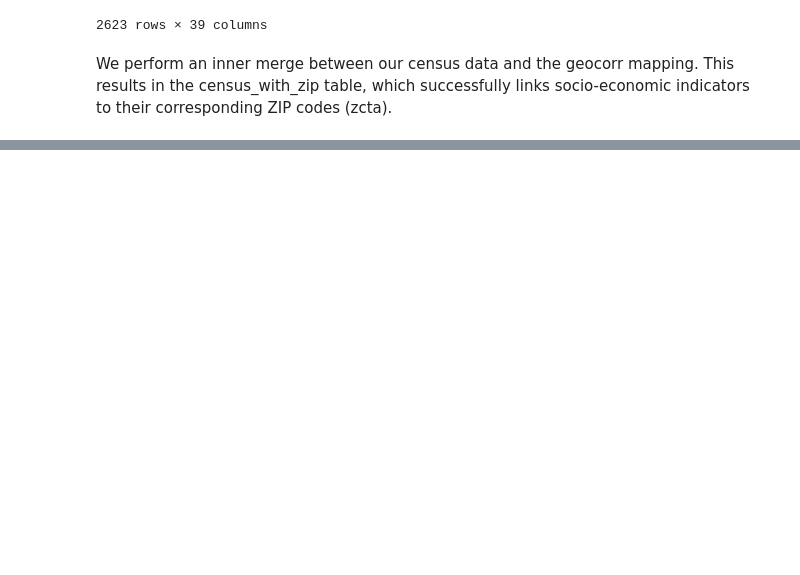
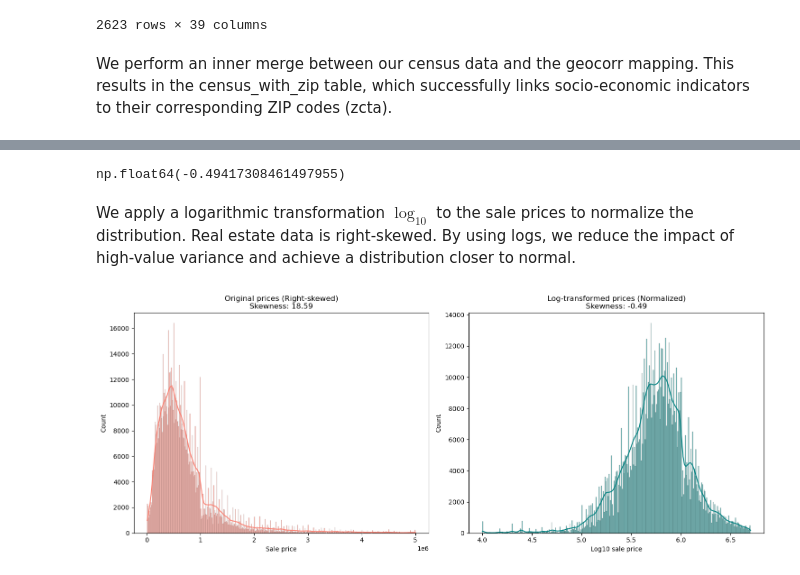
Before and after one commit to radinelageorgieva/Data-Science, a Jupyter notebook: FinalProject.ipynb, the cells around one changed output, grey strips where cells are left out. Drawn from its saved outputs; the diff is of its cells as text; code cells hidden in the pictures; blank space fills up the shorter version.

```diff
--- a/FinalProject.ipynb
+++ b/FinalProject.ipynb
@@ -769,0 +1044,2 @@ We perform an inner merge between our census data and the geocorr mapping. This
+# %%
+clean_dataset = merged_dataset[(merged_dataset['sale_price'] <= 5000000)].copy()
@@ -769,0 +1062,25 @@ We perform an inner merge between our census data and the geocorr mapping. This
+# %%
+clean_dataset['log_sale_price'] = np.log10(clean_dataset['sale_price'])
+# %%
+clean_dataset['log_sale_price'].skew()
+# %% [output]
+np.float64(-0.49417308461497955)
+# %% [markdown]
+We apply a logarithmic transformation $\log_{10}$ to the sale prices to normalize the distribution. Real estate data is right-skewed. By using logs, we reduce the impact of high-value variance and achieve a distribution closer to normal.
+# %%
+fig, (ax1, ax2) = plt.subplots(1, 2, figsize=(15, 6))
+
+#Right-Skewed - sale_price
+sns.histplot(clean_dataset['sale_price'], kde=True, ax=ax1, color='salmon')
+ax1.set_title('Original prices (Right-skewed)\nSkewness: {:.2f}'.format(merged_dataset['sale_price'].skew()))
+ax1.set_xlabel('Sale price')
+
+#Normalized prices
+sns.histplot(clean_dataset['log_sale_price'], kde=True, ax=ax2, color='teal')
+ax2.set_title('Log-transformed prices (Normalized)\nSkewness: {:.2f}'.format(clean_dataset['log_sale_price'].skew()))
+ax2.set_xlabel('Log10 sale price')
+
+plt.tight_layout()
+plt.show()
+# %% [output]
+[figure, added]
```
Also changed, not shown: parts of 50 cells of this notebook.
